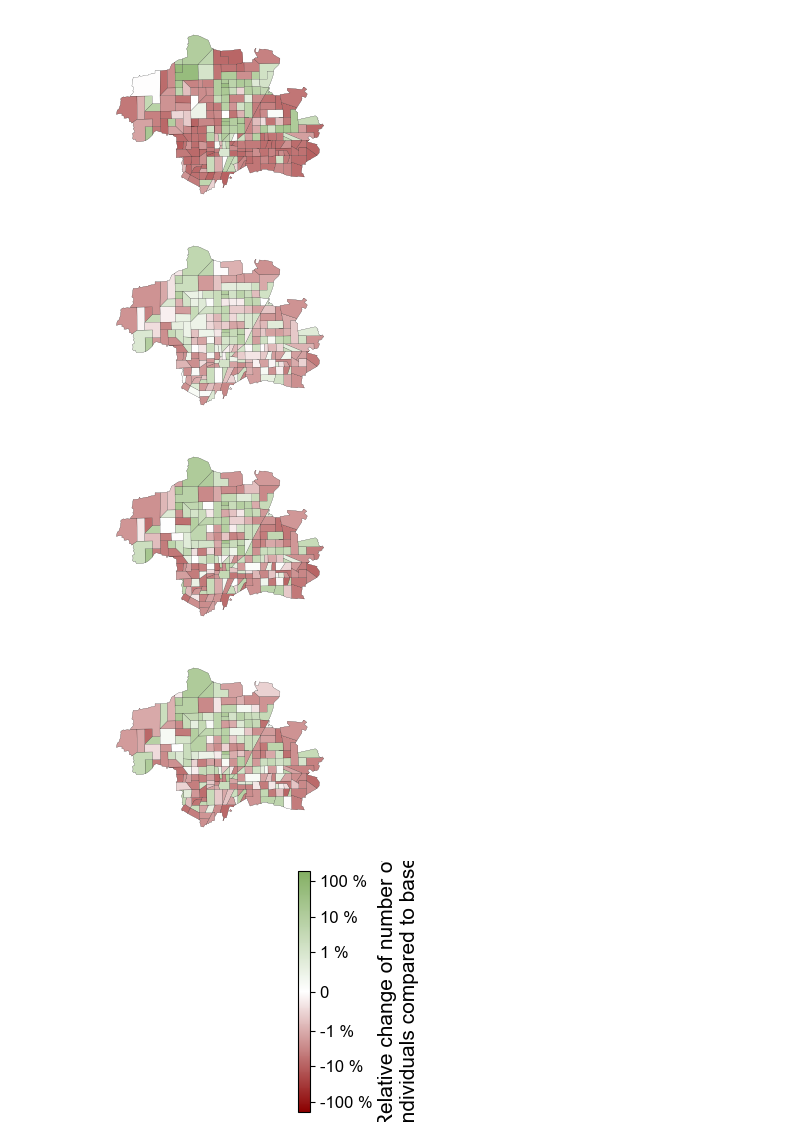
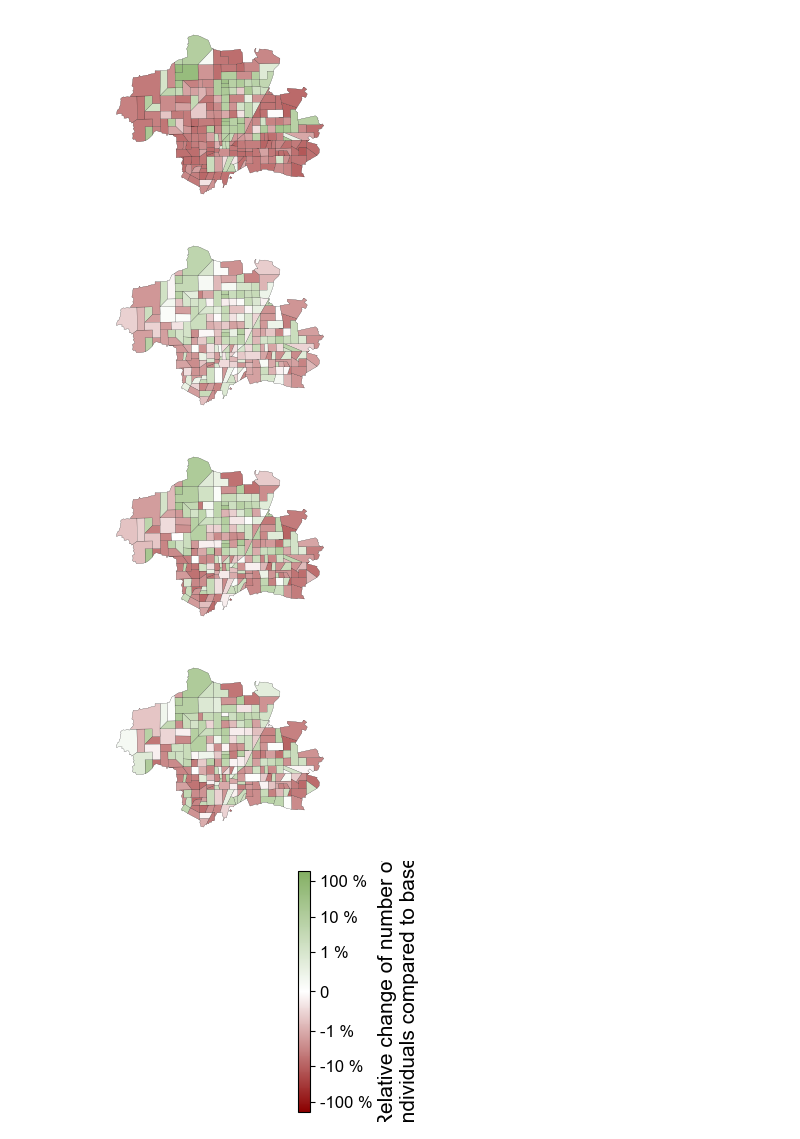
Before and after one commit to schminin/INSIDeMunich, a Jupyter notebook: analysis/scripts/2_ABM_overview/e_mobility_visualization.ipynb, the cells around one changed output. Cells and saved outputs as stored; diff of their text form; code cells hidden in the pictures.

```diff
--- a/analysis/scripts/2_ABM_overview/e_mobility_visualization.ipynb
+++ b/analysis/scripts/2_ABM_overview/e_mobility_visualization.ipynb
@@ -4,7 +4,7 @@ sys.path.append("..")
 
 from plotting_tools import *
 # %%
-def get_spatial_density_data(ww_shape_file, sim_result_file, time_points):
+def get_spatial_density_data(ww_shape_file, sim_result_file, time_points, sim_num):
     # Read wastewater shape file
     ww_df = geopandas.read_file(ww_shape_file)
     # Add column for base values
@@ -15,24 +15,37 @@ def get_spatial_density_data(ww_shape_file, sim_result_file, time_points):
     # Read simulation output
     output = pd.read_csv(sim_result_file, sep=',')
     output = output.drop(['NumAgents'], axis=1)
-    output = output.rename(columns={"t": "Area", "area": "NumAgents"})
+    output = output.rename(columns={"t": "Area", "area": "NumAgents", "Sim": "t"})
 
     # Get base value and relative change per ww area and time point
     for area in ww_df.ID_TAN.unique():
-        base_value = output[(output.Area == area) & (output.index == 0)].NumAgents.iloc[0]
+        base_value = 0
+        if not output[(output.Area == area) & (output.index == sim_num)].NumAgents.empty:
+            base_value = output[(output.Area == area) & (output.index == sim_num)].NumAgents.iloc[0]
+        else:
+            print(f"Warning: No base value found for area {area}.")
         ww_df.loc[ww_df.index[ww_df.ID_TAN == area], 'base'] = base_value
         for t in time_points:
-            new_value = output[(output.Area == area) & (output.index == t)].NumAgents.iloc[0]
-            ww_df.loc[ww_df.index[ww_df.ID_TAN == area], str(t)] = 100. * (float(new_value) - float(base_value)) / float(base_value)
+            new_value = 0
+            if not output[(output.Area == area) & (output.t == t) & (output.index == sim_num)].NumAgents.empty:
+                new_value = output[(output.Area == area) & (output.t == t) & (output.index == sim_num)].NumAgents.iloc[0]
+            if(base_value > 0):
+                ww_df.loc[ww_df.index[ww_df.ID_TAN == area], str(t)] = 100. * (float(new_value) - float(base_value)) / float(base_value)
+            else:
+                if(new_value > 0):
+                    print(f"Warning: Base value for area {area} is zero, but new value at time {t} is {new_value}. Setting relative change to 100%.")
+                    ww_df.loc[ww_df.index[ww_df.ID_TAN == area], str(t)] = 100.0
+                else:
+                    ww_df.loc[ww_df.index[ww_df.ID_TAN == area], str(t)] = 0.0
     return ww_df
 # %%
 time_points = [get_time_point(0, 0), get_time_point(0, 8), get_time_point(0, 12), get_time_point(0, 17), get_time_point(0, 20), get_time_point(5, 14), get_time_point(6, 14)]
 timepoint_names = ['Mo 12am', 'Mo 8am', 'Mo 12pm', 'Mo 17pm', 'Mo 20pm', 'Sa 14pm', 'So 14pm']
-mobility_result = 'OnlyMovement/0_num_agents_area.txt'
+mobility_result = '1_num_agents_area.txt'
 ww_areas_shp_file = 'Verschnitt_DLR_TAN_Rep.shp'
+sim_num = 1
 
-ww_dist = get_spatial_density_data(ww_areas_shp_file, mobility_result, time_points)
-
+ww_dist = get_spatial_density_data(ww_areas_shp_file, mobility_result, time_points, sim_num)
 # Define cmaps
 base_cmap = mcolors.LinearSegmentedColormap.from_list("custom", ["white", colors['Black']])
 cmap_positive = mcolors.LinearSegmentedColormap.from_list("custom", ["white", colors['Green']])
@@ -112,7 +125,7 @@ fig.savefig(f'pop_movement_change_cbar.png', dpi=dpi)
-[figure, old version]
+[figure, new version]
-[figure, old version]
+[figure, new version]
-[figure, old version]
+[figure, new version]
-[figure, old version]
+[figure, new version]
 [figure]
 # %%
 
```
Also changed, not shown: parts of 2 cells of this notebook, 9 other files.
